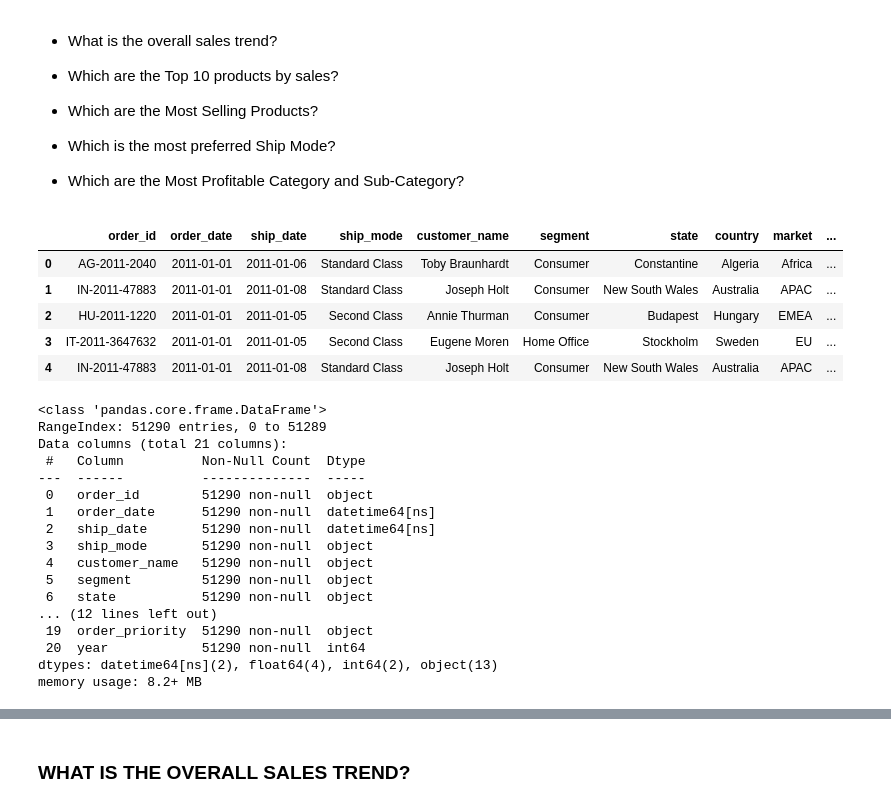
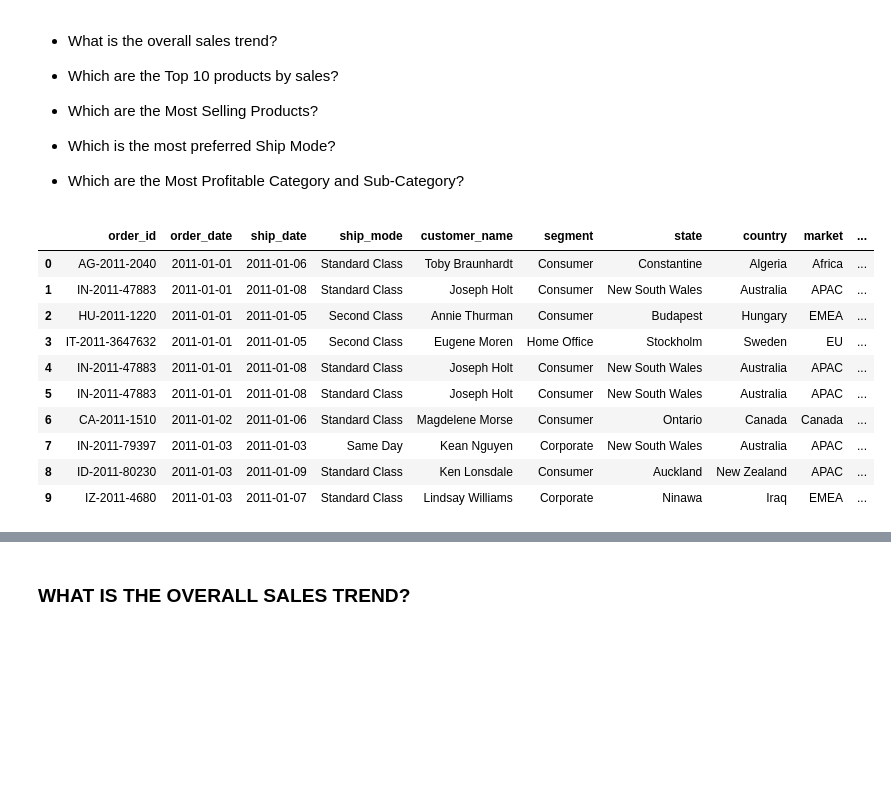
Before and after one commit to fajarslvn/data_analysis, a Jupyter notebook: superstore-sales-analysis/superstore.ipynb, the cells around one changed output, grey strips where cells are left out. Saved outputs shown, nothing was run; the diff lists cells and outputs as text; code cells hidden in the pictures; blank space fills up the shorter version.

```diff
--- a/superstore-sales-analysis/superstore.ipynb
+++ b/superstore-sales-analysis/superstore.ipynb
@@ -40,31 +50,16 @@ import plotly.express as px
 # %%
 home = '/content/drive/MyDrive/ai/machine_learning/superstore-sales-analysis/'
 df = pd.read_excel(f'{home}superstore_sales.xlsx')
-df.head()
+df.head(10)
 # %% [output]
 |  | order_id | order_date | ship_date | ship_mode | customer_name | segment | state | country | market | ... |
 | 0 | AG-2011-2040 | 2011-01-01 | 2011-01-06 | Standard Class | Toby Braunhardt | Consumer | Constantine | Algeria | Africa | ... |
 | 1 | IN-2011-47883 | 2011-01-01 | 2011-01-08 | Standard Class | Joseph Holt | Consumer | New South Wales | Australia | APAC | ... |
 | 2 | HU-2011-1220 | 2011-01-01 | 2011-01-05 | Second Class | Annie Thurman | Consumer | Budapest | Hungary | EMEA | ... |
 | 3 | IT-2011-3647632 | 2011-01-01 | 2011-01-05 | Second Class | Eugene Moren | Home Office | Stockholm | Sweden | EU | ... |
 | 4 | IN-2011-47883 | 2011-01-01 | 2011-01-08 | Standard Class | Joseph Holt | Consumer | New South Wales | Australia | APAC | ... |
+| 5 | IN-2011-47883 | 2011-01-01 | 2011-01-08 | Standard Class | Joseph Holt | Consumer | New South Wales | Australia | APAC | ... |
+| 6 | CA-2011-1510 | 2011-01-02 | 2011-01-06 | Standard Class | Magdelene Morse | Consumer | Ontario | Canada | Canada | ... |
+| 7 | IN-2011-79397 | 2011-01-03 | 2011-01-03 | Same Day | Kean Nguyen | Corporate | New South Wales | Australia | APAC | ... |
+| 8 | ID-2011-80230 | 2011-01-03 | 2011-01-09 | Standard Class | Ken Lonsdale | Consumer | Auckland | New Zealand | APAC | ... |
+| 9 | IZ-2011-4680 | 2011-01-03 | 2011-01-07 | Standard Class | Lindsay Williams | Corporate | Ninawa | Iraq | EMEA | ... |
-# %%
-df.info()
-# %% [output]
-<class 'pandas.core.frame.DataFrame'>
-RangeIndex: 51290 entries, 0 to 51289
-Data columns (total 21 columns):
- #   Column          Non-Null Count  Dtype
----  ------          --------------  -----
- 0   order_id        51290 non-null  object
- 1   order_date      51290 non-null  datetime64[ns]
- 2   ship_date       51290 non-null  datetime64[ns]
- 3   ship_mode       51290 non-null  object
- 4   customer_name   51290 non-null  object
- 5   segment         51290 non-null  object
- 6   state           51290 non-null  object
-... (12 lines left out)
- 19  order_priority  51290 non-null  object
- 20  year            51290 non-null  int64
-dtypes: datetime64[ns](2), float64(4), int64(2), object(13)
-memory usage: 8.2+ MB
```
Also changed, not shown: parts of 23 cells of this notebook, 10 other files.
